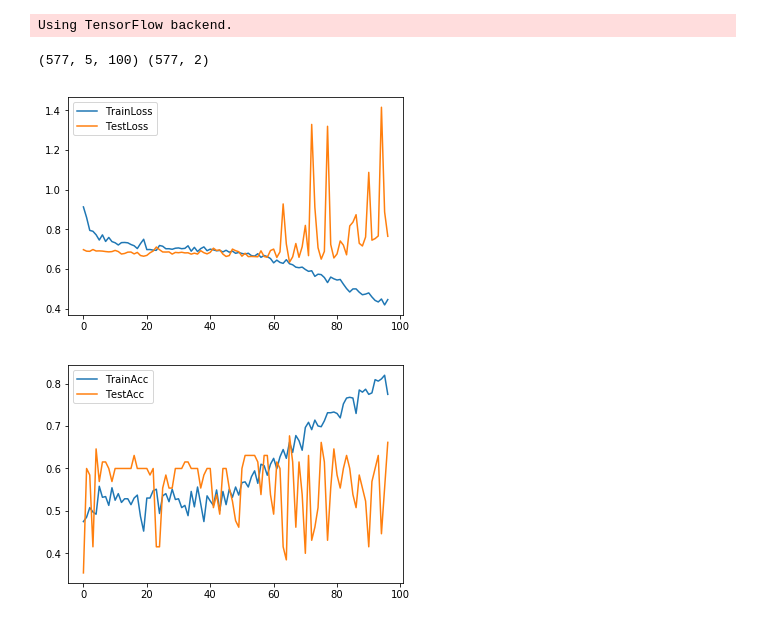
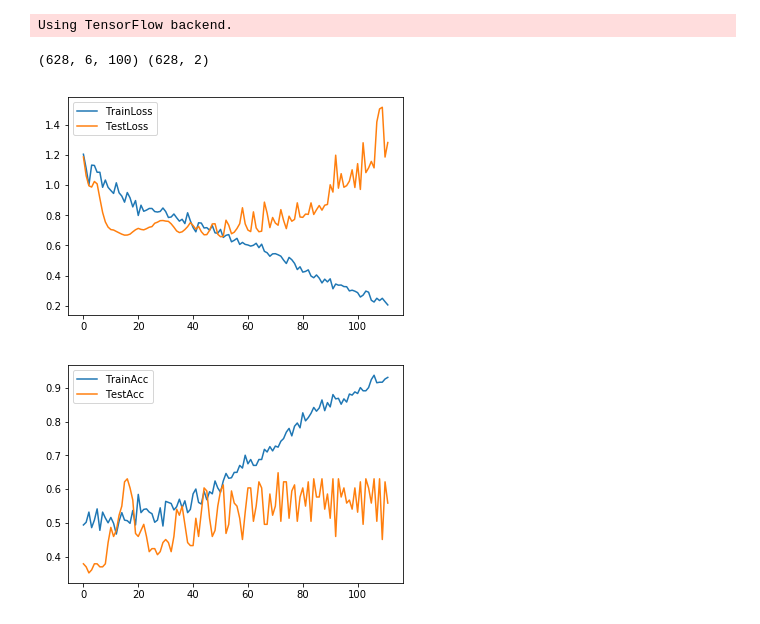
Before and after one commit to sshh12/StockMarketML, a Jupyter notebook: HeadlinePredictionClassification.ipynb, the cells around one changed output. Cells and saved outputs as stored; diff of their text form; code cells hidden in the pictures.

```diff
--- a/HeadlinePredictionClassification.ipynb
+++ b/HeadlinePredictionClassification.ipynb
@@ -16,18 +16,18 @@ Using TensorFlow backend.
 # %%
 # Setup (Globals/Hyperz)
 
-window_size  = 5
-epochs       = 500
-batch_size   = 64
+window_size  = 6
+epochs       = 750
+batch_size   = 128
 emb_size     = 100
 # %%
 # Loading and Splitting Data
 
 def get_data(stock):
 
-    AllX, AllY = create_timeframed_doc2vec_classification_data(stock, window_size)
+    AllX, AllY = create_timeframed_doc2vec_classification_data(stock, window_size, min_time_disparity=4)
 
-    trainX, trainY, testX, testY = split_data(AllX, AllY, ratio=.9)
+    trainX, trainY, testX, testY = split_data(AllX, AllY, ratio=.85)
 
     return (trainX, trainY), (testX, testY)
 # %%
@@ -35,26 +35,27 @@ def get_model():
 
     model = Sequential()
 
-    #model.add(Conv1D(filters=16, kernel_size=3, padding='same', input_shape=(window_size, emb_size)))
-    #model.add(BatchNormalization())
-    model.add(LSTM(80, input_shape=(window_size, emb_size)))
-    model.add(Activation('relu'))
-    #model.add(Flatten())
-    model.add(Dropout(0.3))
+    model.add(Conv1D(filters=32, kernel_size=3, padding='valid', input_shape=(window_size, emb_size)))
+    model.add(GlobalMaxPooling1D())
+
+    model.add(Dense(30))
+    model.add(BatchNormalization())
+    model.add(Activation('selu'))
+    model.add(Dropout(0.5))
+
+    model.add(Dense(20))
+    model.add(BatchNormalization())
+    model.add(Activation('selu'))
+    model.add(Dropout(0.5))
 
     model.add(Dense(10))
     model.add(BatchNormalization())
-    model.add(Activation('relu'))
-    model.add(Dropout(0.3))
-
-    model.add(Dense(10))
-    model.add(BatchNormalization())
-    model.add(Activation('relu'))
-    model.add(Dropout(0.3))
+    model.add(Activation('selu'))
+    model.add(Dropout(0.5))
 
     model.add(Dense(2, activation='softmax'))
 
-    model.compile(loss='categorical_crossentropy', optimizer='rmsprop', metrics=['accuracy'])
+    model.compile(loss='categorical_crossentropy', optimizer='adam', metrics=['accuracy'])
 
     return model
 # %%
@@ -66,36 +67,36 @@ if __name__ == "__main__":
 
     print(trainX.shape, trainY.shape)
 # %% [output]
-(577, 5, 100) (577, 2)
+(628, 6, 100) (628, 2)
 # %%
 # Run (Train)
 
 if __name__ == "__main__":
 
     model = get_model()
 
     reduce_LR = ReduceLROnPlateau(monitor='val_acc', factor=0.9, patience=30, min_lr=1e-6, verbose=0)
-    e_stopping = EarlyStopping(patience=30)
+    e_stopping = EarlyStopping(patience=60)
     checkpoint = ModelCheckpoint(os.path.join('models', 'headline-classification.h5'),
-                                 monitor='val_acc',
+                                 monitor='val_loss',
                                  verbose=0,
                                  save_best_only=True)
 
     history = model.fit(trainX, trainY, epochs=epochs,
                                         batch_size=batch_size,
                                         validation_data=(testX, testY),
                                         verbose=0,
-                                        callbacks=[e_stopping, checkpoint])
+                                        callbacks=[checkpoint, e_stopping])
 
     plt.plot(history.history['loss'])
     plt.plot(history.history['val_loss'])
     plt.legend(['TrainLoss', 'TestLoss'])
     plt.show()
 
     plt.plot(history.history['acc'])
     plt.plot(history.history['val_acc'])
     plt.legend(['TrainAcc', 'TestAcc'])
     plt.show()
 # %% [output]
-[figure, old version]
+[figure, new version]
-[figure, old version]
+[figure, new version]
```
Also changed, not shown: parts of 1 cell of this notebook, 2 other files.
